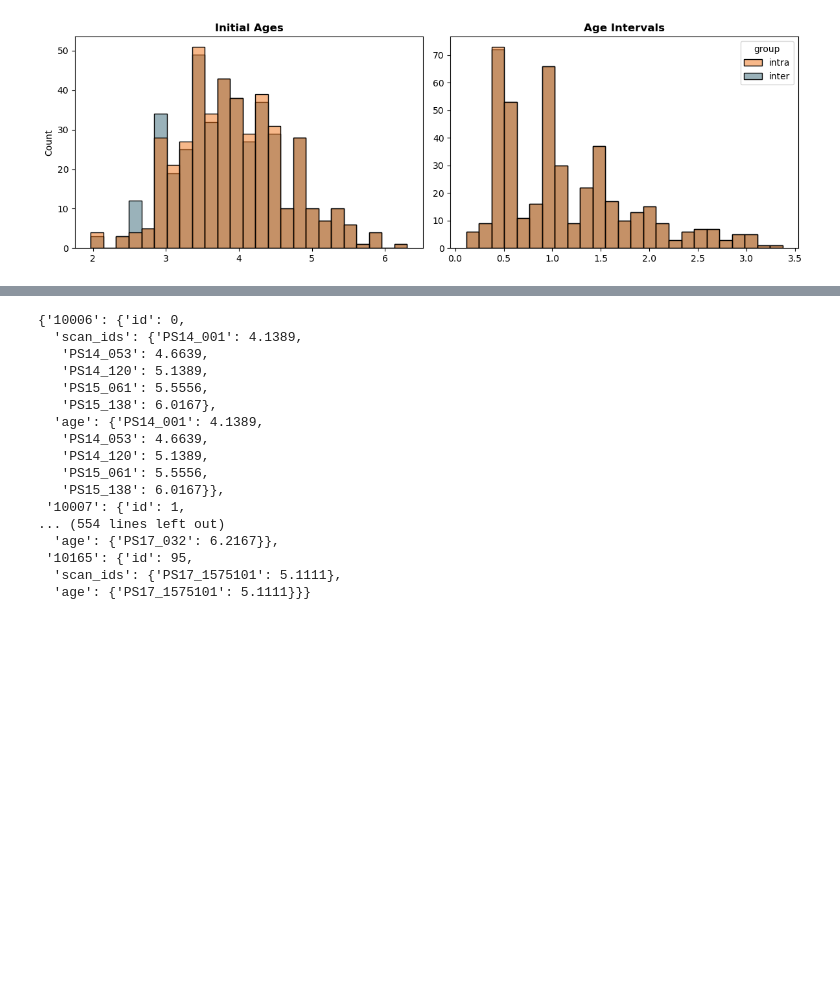
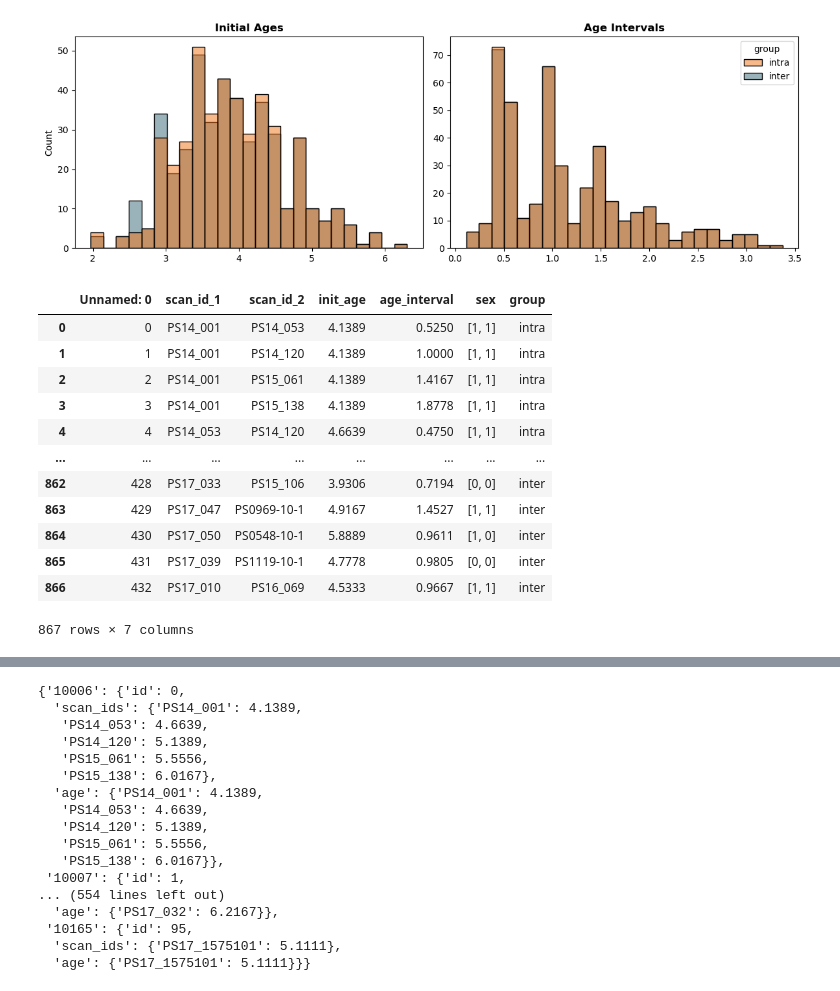
Before and after one commit to neuropoly/pediatric-intra-inter-encoding, a Jupyter notebook: notebooks/plots.ipynb, the cells around one changed output, grey strips where cells are left out. Drawn from its saved outputs; the diff is of its cells as text; code cells hidden in the pictures; blank space fills up the shorter version.

```diff
--- a/notebooks/plots.ipynb
+++ b/notebooks/plots.ipynb
@@ -271,0 +278,16 @@ logJac_ia_r_O = pd.read_csv(file_path)
+# %%
+pairs_ia_r
+# %% [output]
+|  | Unnamed: 0 | scan_id_1 | scan_id_2 | init_age | age_interval | sex | group |
+| 0 | 0 | PS14_001 | PS14_053 | 4.1389 | 0.5250 | [1, 1] | intra |
+| 1 | 1 | PS14_001 | PS14_120 | 4.1389 | 1.0000 | [1, 1] | intra |
+| 2 | 2 | PS14_001 | PS15_061 | 4.1389 | 1.4167 | [1, 1] | intra |
+| 3 | 3 | PS14_001 | PS15_138 | 4.1389 | 1.8778 | [1, 1] | intra |
+| 4 | 4 | PS14_053 | PS14_120 | 4.6639 | 0.4750 | [1, 1] | intra |
+| ... | ... | ... | ... | ... | ... | ... | ... |
+| 862 | 428 | PS17_033 | PS15_106 | 3.9306 | 0.7194 | [0, 0] | inter |
+| 863 | 429 | PS17_047 | PS0969-10-1 | 4.9167 | 1.4527 | [1, 1] | inter |
+| 864 | 430 | PS17_050 | PS0548-10-1 | 5.8889 | 0.9611 | [1, 0] | inter |
+| 865 | 431 | PS17_039 | PS1119-10-1 | 4.7778 | 0.9805 | [0, 0] | inter |
+| 866 | 432 | PS17_010 | PS16_069 | 4.5333 | 0.9667 | [1, 1] | inter |
+867 rows × 7 columns
```
Also changed, not shown: parts of 12 cells of this notebook, 2 other files.
